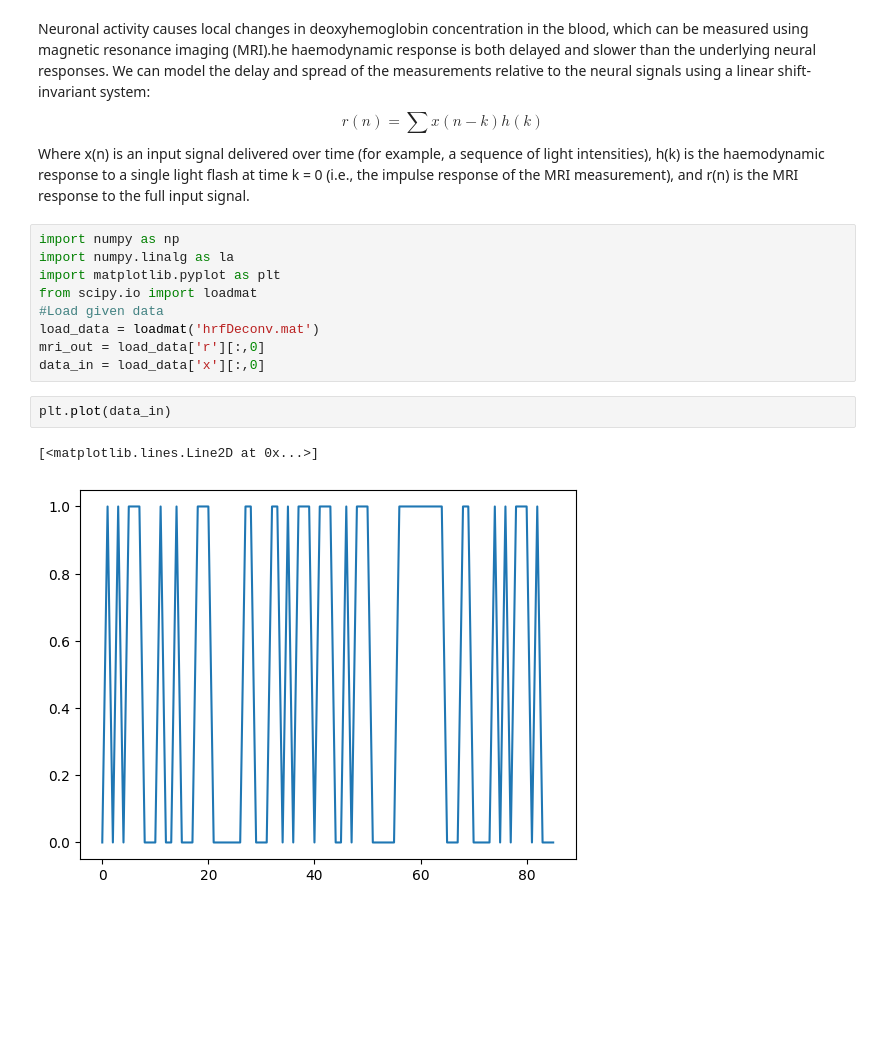
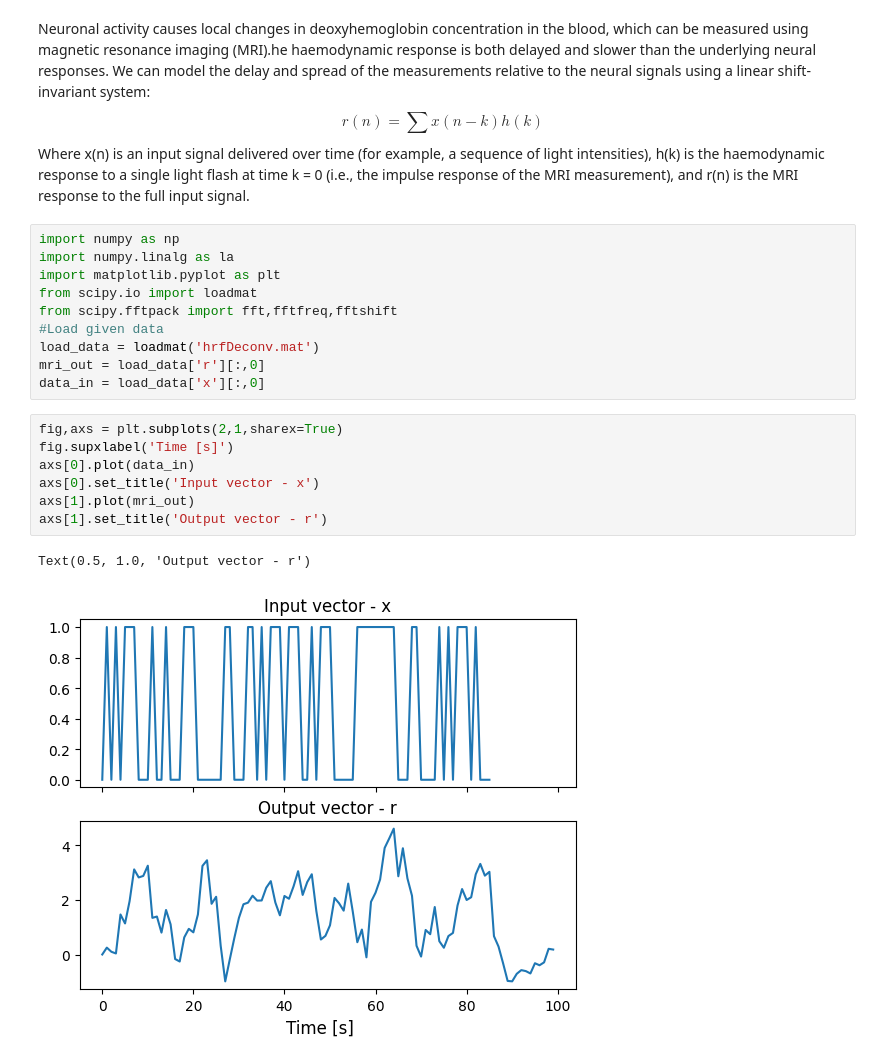
Before and after one commit to juanpbotero98/Homework-Repos, a Jupyter notebook: HW3/Problem_4.ipynb, the cells around one changed output. Cells and saved outputs as stored; diff of their text form; blank space fills up the shorter version.

```diff
--- a/HW3/Problem_4.ipynb
+++ b/HW3/Problem_4.ipynb
@@ -7,15 +7,21 @@ import numpy as np
 import numpy.linalg as la
 import matplotlib.pyplot as plt
 from scipy.io import loadmat
+from scipy.fftpack import fft,fftfreq,fftshift
 #Load given data
 load_data = loadmat('hrfDeconv.mat')
 mri_out = load_data['r'][:,0]
 data_in = load_data['x'][:,0]
-# %%
-plt.plot(data_in)
-# %% [output]
-[<matplotlib.lines.Line2D at 0x...>]
-[figure, removed]
+# %%
+fig,axs = plt.subplots(2,1,sharex=True)
+fig.supxlabel('Time [s]')
+axs[0].plot(data_in)
+axs[0].set_title('Input vector - x')
+axs[1].plot(mri_out)
+axs[1].set_title('Output vector - r')
+# %% [output]
+Text(0.5, 1.0, 'Output vector - r')
+[figure, added]
 # %%
 # a)  function createConvMat, that takes as arguments an input vector x and M (the dimensionality of h) and generates a matrix X such that the response r = Xh
 def createConvMat(input_vect,filter_dim):
```
Also changed, not shown: parts of 7 cells of this notebook, 1 other file.
